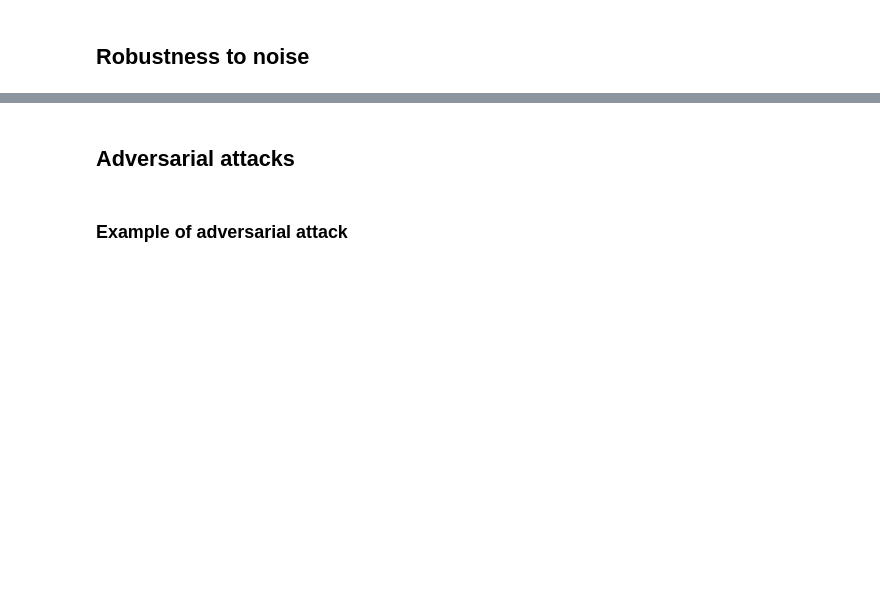
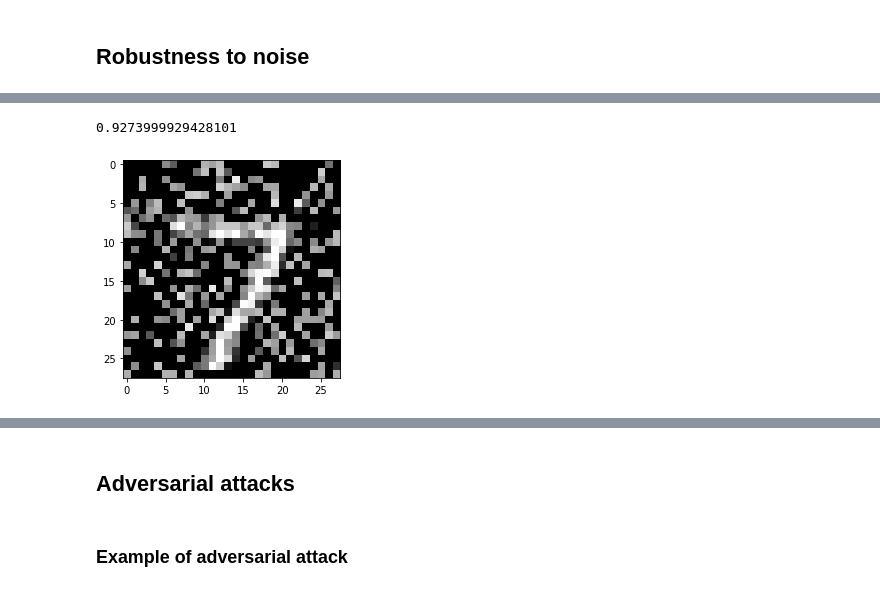
Before and after one commit to PashaIanko/RestrictedBolzmannMachine, a Jupyter notebook: main.ipynb, the cells around one changed output, grey strips where cells are left out. Cells and saved outputs as stored; diff of their text form; code cells hidden in the pictures; blank space fills up the shorter version.

```diff
--- a/main.ipynb
+++ b/main.ipynb
@@ -1058,0 +1103,6 @@ plot_noise_robustness_curves(
+# %%
+def _inject_noise(mnist_data, noise_level):
+  random_gaussian_tensor = torch.randn(mnist_data.shape)/6.6 + .6
+  probability_tensor = torch.ones(mnist_data.shape)*noise_level
+  mask_tensor = torch.bernoulli(probability_tensor)
+  return mnist_data - mask_tensor * mnist_data + mask_tensor * random_gaussian_tensor
@@ -1058,0 +1248,4 @@ plot_noise_robustness_curves(
+# %%
+_compute_accuracy(predictions_first_hidden, targets_test)
+# %% [output]
+0.9273999929428101
@@ -1058,0 +1258,6 @@ plot_noise_robustness_curves(
+# %%
+noise_level = 0.3
+mnist_test_with_noise = _inject_noise(data_test, noise_level)
+__ = plt.imshow(mnist_test_with_noise[0].reshape(28, 28), cmap="gray")
+# %% [output]
+[figure, added]
```
Also changed, not shown: parts of 43 cells of this notebook.
